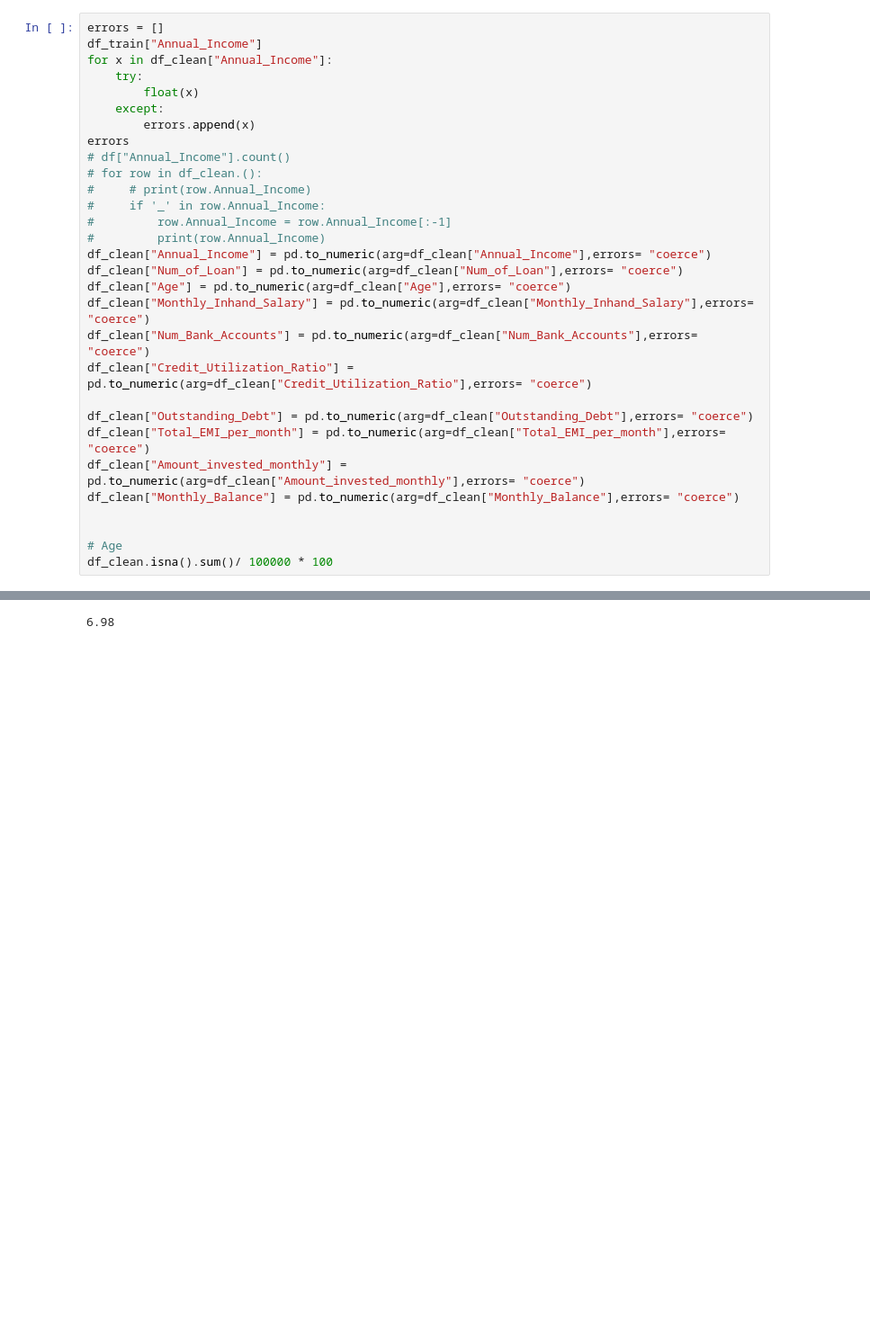
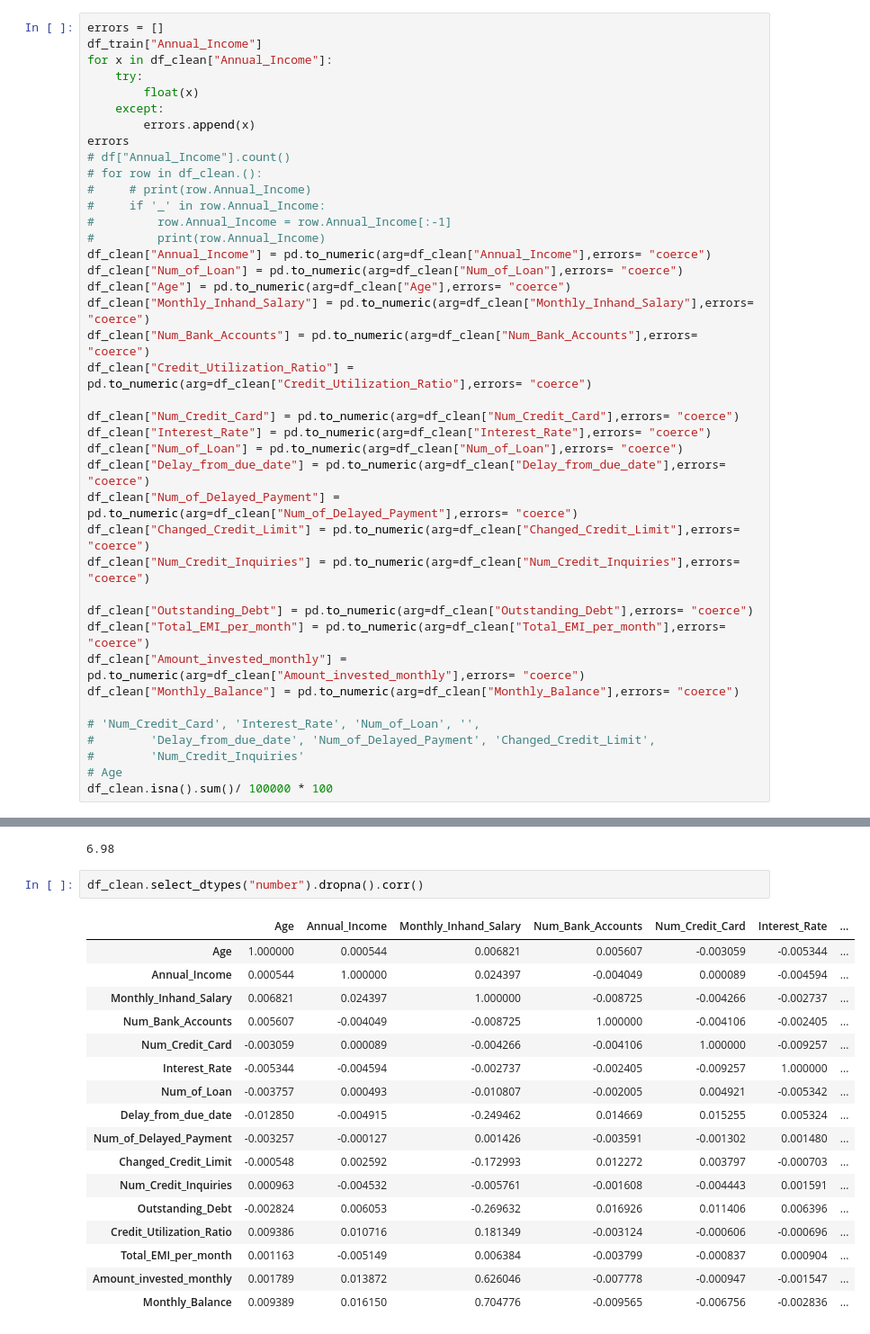
Before and after one commit to Abdullab8/Credit-Score-Classification, a Jupyter notebook: notebook.ipynb, the cells around one changed output, grey strips where cells are left out. Shown: that part at 90% size. Drawn from its saved outputs; the diff is of its cells as text; blank space fills up the shorter version.

```diff
--- a/notebook.ipynb
+++ b/notebook.ipynb
@@ -98,12 +98,22 @@ df_clean["Monthly_Inhand_Salary"] = pd.to_numeric(arg=df_clean["Monthly_Inhand_S
 df_clean["Num_Bank_Accounts"] = pd.to_numeric(arg=df_clean["Num_Bank_Accounts"],errors= "coerce")
 df_clean["Credit_Utilization_Ratio"] = pd.to_numeric(arg=df_clean["Credit_Utilization_Ratio"],errors= "coerce")
 
+df_clean["Num_Credit_Card"] = pd.to_numeric(arg=df_clean["Num_Credit_Card"],errors= "coerce")
+df_clean["Interest_Rate"] = pd.to_numeric(arg=df_clean["Interest_Rate"],errors= "coerce")
+df_clean["Num_of_Loan"] = pd.to_numeric(arg=df_clean["Num_of_Loan"],errors= "coerce")
+df_clean["Delay_from_due_date"] = pd.to_numeric(arg=df_clean["Delay_from_due_date"],errors= "coerce")
+df_clean["Num_of_Delayed_Payment"] = pd.to_numeric(arg=df_clean["Num_of_Delayed_Payment"],errors= "coerce")
+df_clean["Changed_Credit_Limit"] = pd.to_numeric(arg=df_clean["Changed_Credit_Limit"],errors= "coerce")
+df_clean["Num_Credit_Inquiries"] = pd.to_numeric(arg=df_clean["Num_Credit_Inquiries"],errors= "coerce")
+
 df_clean["Outstanding_Debt"] = pd.to_numeric(arg=df_clean["Outstanding_Debt"],errors= "coerce")
 df_clean["Total_EMI_per_month"] = pd.to_numeric(arg=df_clean["Total_EMI_per_month"],errors= "coerce")
 df_clean["Amount_invested_monthly"] = pd.to_numeric(arg=df_clean["Amount_invested_monthly"],errors= "coerce")
 df_clean["Monthly_Balance"] = pd.to_numeric(arg=df_clean["Monthly_Balance"],errors= "coerce")
 
-
+# 'Num_Credit_Card', 'Interest_Rate', 'Num_of_Loan', '',
+#        'Delay_from_due_date', 'Num_of_Delayed_Payment', 'Changed_Credit_Limit',
+#        'Num_Credit_Inquiries'
 # Age
 df_clean.isna().sum()/ 100000 * 100
 # %% [output]
@@ -138,3 +190,23 @@ df_clean.head()
 6980/100000 * 100
 # %% [output]
 6.98
+# %%
+df_clean.select_dtypes("number").dropna().corr()
+# %% [output]
+|  | Age | Annual_Income | Monthly_Inhand_Salary | Num_Bank_Accounts | Num_Credit_Card | Interest_Rate | ... |
+| Age | 1.000000 | 0.000544 | 0.006821 | 0.005607 | -0.003059 | -0.005344 | ... |
+| Annual_Income | 0.000544 | 1.000000 | 0.024397 | -0.004049 | 0.000089 | -0.004594 | ... |
+| Monthly_Inhand_Salary | 0.006821 | 0.024397 | 1.000000 | -0.008725 | -0.004266 | -0.002737 | ... |
+| Num_Bank_Accounts | 0.005607 | -0.004049 | -0.008725 | 1.000000 | -0.004106 | -0.002405 | ... |
+| Num_Credit_Card | -0.003059 | 0.000089 | -0.004266 | -0.004106 | 1.000000 | -0.009257 | ... |
+| Interest_Rate | -0.005344 | -0.004594 | -0.002737 | -0.002405 | -0.009257 | 1.000000 | ... |
+| Num_of_Loan | -0.003757 | 0.000493 | -0.010807 | -0.002005 | 0.004921 | -0.005342 | ... |
+| Delay_from_due_date | -0.012850 | -0.004915 | -0.249462 | 0.014669 | 0.015255 | 0.005324 | ... |
+| Num_of_Delayed_Payment | -0.003257 | -0.000127 | 0.001426 | -0.003591 | -0.001302 | 0.001480 | ... |
+| Changed_Credit_Limit | -0.000548 | 0.002592 | -0.172993 | 0.012272 | 0.003797 | -0.000703 | ... |
+| Num_Credit_Inquiries | 0.000963 | -0.004532 | -0.005761 | -0.001608 | -0.004443 | 0.001591 | ... |
+| Outstanding_Debt | -0.002824 | 0.006053 | -0.269632 | 0.016926 | 0.011406 | 0.006396 | ... |
+| Credit_Utilization_Ratio | 0.009386 | 0.010716 | 0.181349 | -0.003124 | -0.000606 | -0.000696 | ... |
+| Total_EMI_per_month | 0.001163 | -0.005149 | 0.006384 | -0.003799 | -0.000837 | 0.000904 | ... |
+| Amount_invested_monthly | 0.001789 | 0.013872 | 0.626046 | -0.007778 | -0.000947 | -0.001547 | ... |
+| Monthly_Balance | 0.009389 | 0.016150 | 0.704776 | -0.009565 | -0.006756 | -0.002836 | ... |
```
Also changed, not shown: parts of 4 cells of this notebook.
